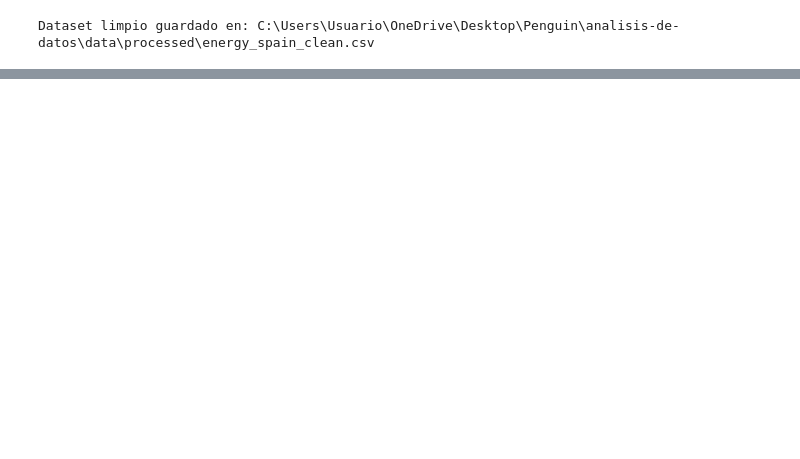
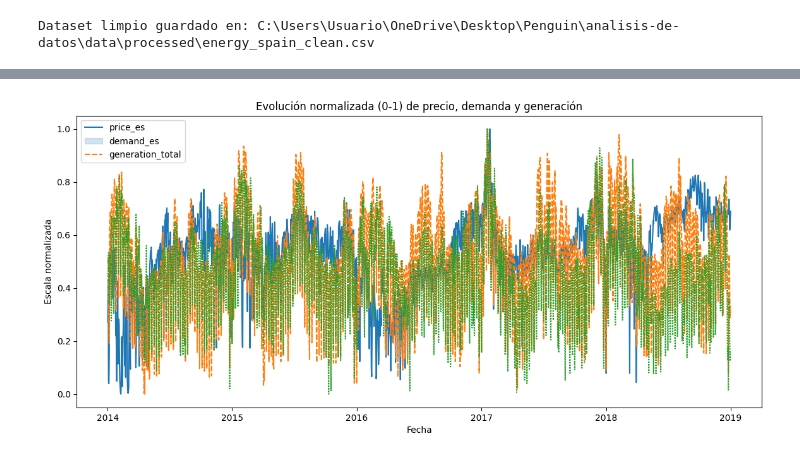
Before and after one commit to alevarriola/analisis-de-datos, a Jupyter notebook: notebooks/02_energy_timeseries_eda.ipynb, the cells around one changed output, grey strips where cells are left out. Cells and saved outputs as stored; diff of their text form; code cells hidden in the pictures; blank space fills up the shorter version.

```diff
--- a/notebooks/02_energy_timeseries_eda.ipynb
+++ b/notebooks/02_energy_timeseries_eda.ipynb
@@ -217,0 +233,14 @@ Dataset limpio guardado en: C:\Users\Usuario\OneDrive\Desktop\Penguin\analisis-d
+# %%
+# Normalizar las series para compararlas en la misma escala (0-1)
+df_norm = (df_wide[["price_es","demand_es","generation_total"]] - df_wide[["price_es","demand_es","generation_total"]].min()) / \
+           (df_wide[["price_es","demand_es","generation_total"]].max() - df_wide[["price_es","demand_es","generation_total"]].min())
+
+plt.figure(figsize=(14,6))
+sns.lineplot(data=df_norm)
+plt.title("Evolución normalizada (0-1) de precio, demanda y generación")
+plt.xlabel("Fecha")
+plt.ylabel("Escala normalizada")
+plt.legend(df_norm.columns)
+plt.show()
+# %% [output]
+[figure, added]
```
Also changed, not shown: parts of 3 cells of this notebook.
